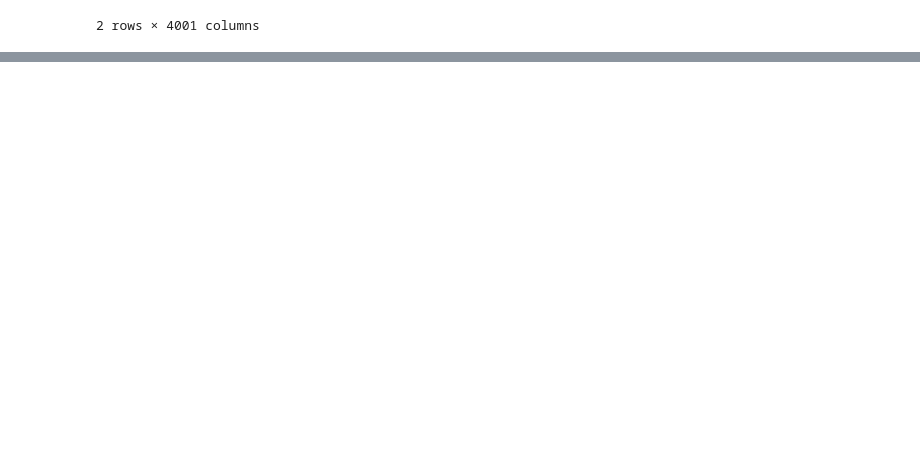
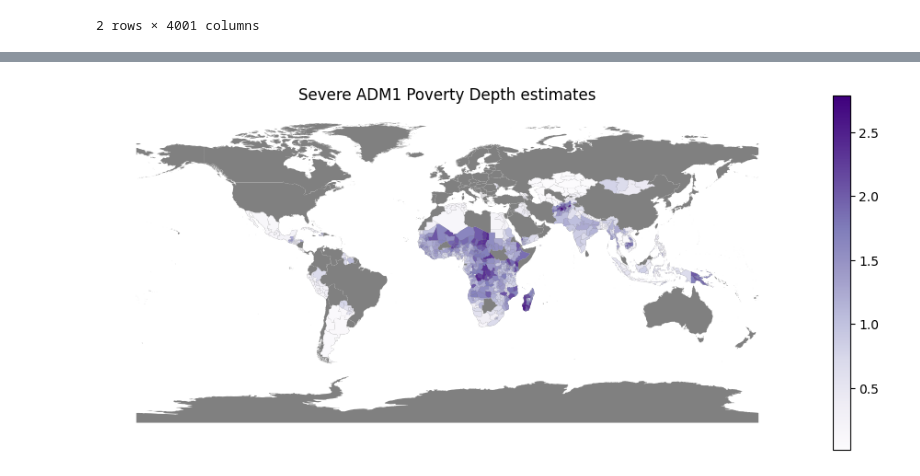
Before and after one commit to marinavicini/child_poverty_iraq, a Jupyter notebook: notebooks/1.2_mv_load-adm1-data.ipynb, the cells around one changed output, grey strips where cells are left out. Cells and saved outputs as stored; diff of their text form; code cells hidden in the pictures; blank space fills up the shorter version.

```diff
--- a/notebooks/1.2_mv_load-adm1-data.ipynb
+++ b/notebooks/1.2_mv_load-adm1-data.ipynb
@@ -86,0 +165,15 @@ pd.merge(pov_adm1, gdf, how='right', left_on='geocode', right_on ='SUBREGION')
+# %%
+# Create a plot using matplotlib
+fig, ax = plt.subplots(figsize=(12, 5))
+
+# Plot world countries
+geom_adm0.plot(ax=ax, color='gray')
+
+# Plot countries with national poverty estimates
+pov_adm1.plot(ax=ax, column='sumpoor_sev', cmap='Purples', legend=True)
+
+plt.title('Severe ADM1 Poverty Depth estimates')
+plt.axis('off')
+plt.show()
+# %% [output]
+[figure, added]
```
Also changed, not shown: parts of 32 cells of this notebook, 2 other files.
